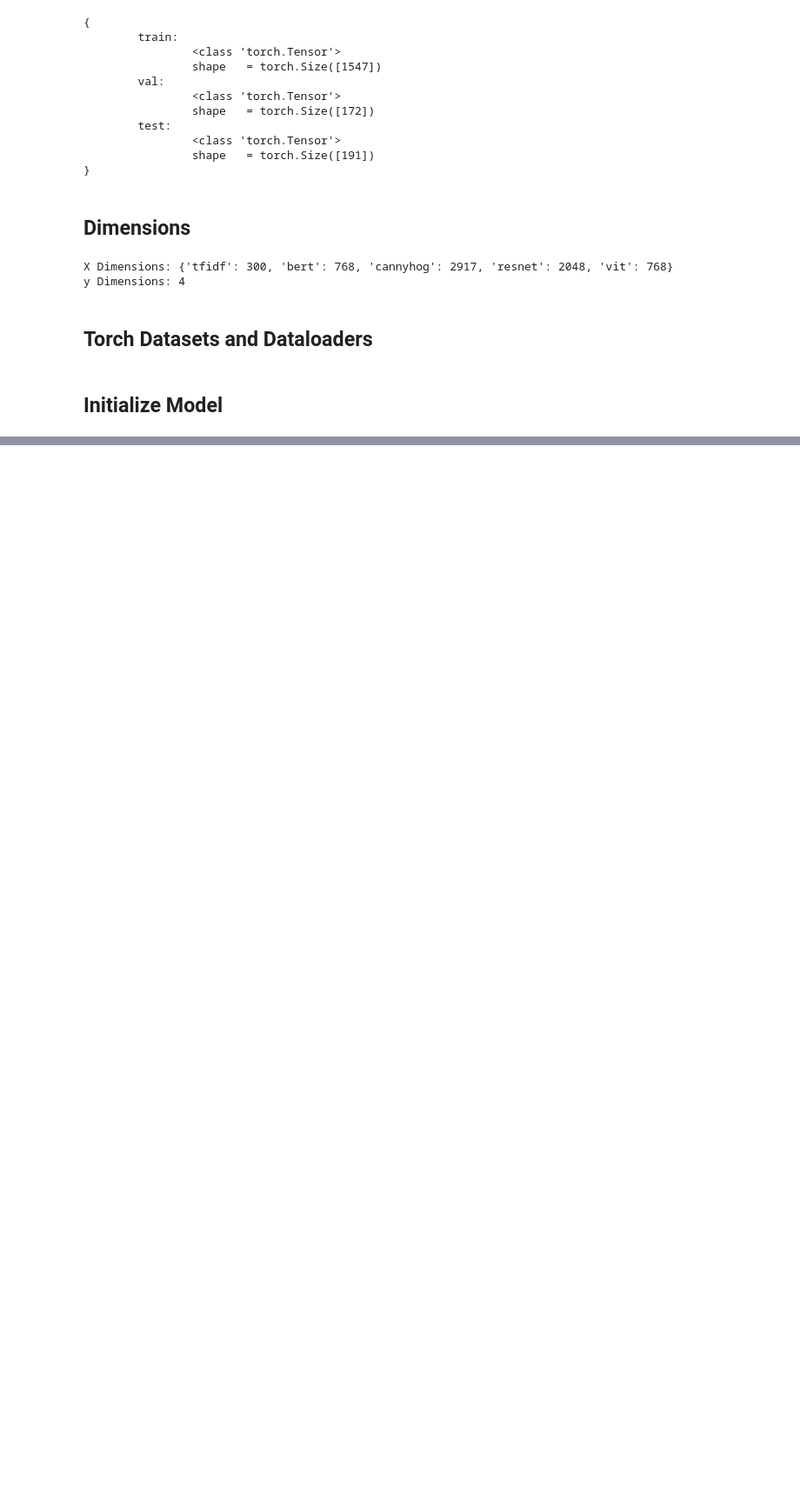
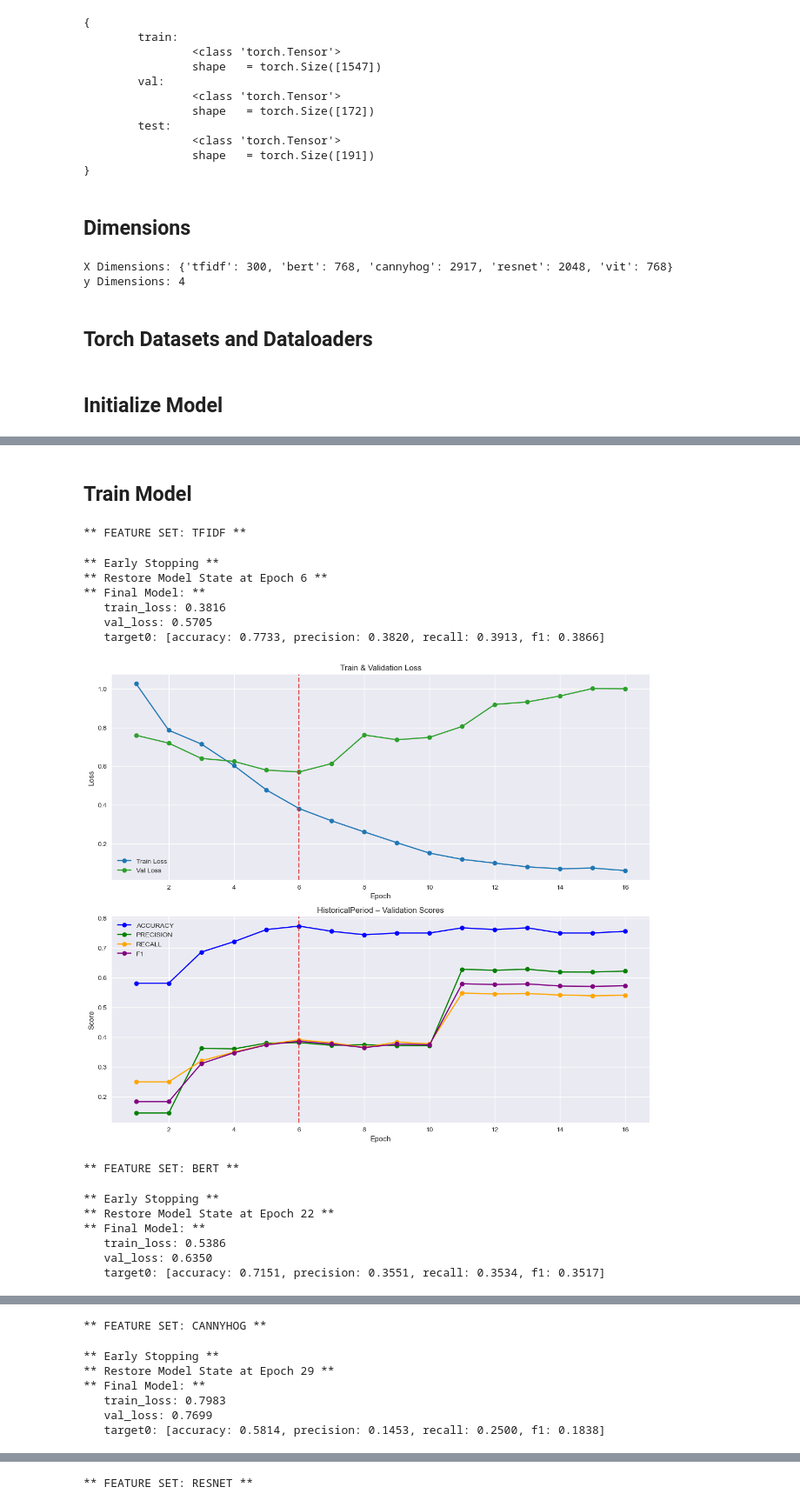
Before and after one commit to dimitris-kr/AgoraPottery, a Jupyter notebook: 02_chronology_prediction/NN/classification.ipynb, the cells around one changed output, grey strips where cells are left out. Shown at 87% size. Saved outputs shown, nothing was run; the diff lists cells and outputs as text; code cells hidden in the pictures; blank space fills up the shorter version.

Commit message:
finished training loop for both regression and classification

```diff
--- a/02_chronology_prediction/NN/classification.ipynb
+++ b/02_chronology_prediction/NN/classification.ipynb
@@ -14,0 +16,2 @@ device = torch.device("cuda" if torch.cuda.is_available() else "cpu")
+# %%
+device = get_device()
@@ -140,17 +148,17 @@ y Dimensions: 4
 ## Torch Datasets and Dataloaders
 # %%
 datasets = create_pottery_datasets(X, y)
-loaders = create_pottery_dataloaders(datasets)
+loaders = create_pottery_dataloaders(datasets, batch_size=64)
 # %% [markdown]
 ## Initialize Model
 # %%
 hidden_size = 512
 # %%
 models = {
-             ft: PotteryChronologyPredictor([X_dim[ft]], y_dim, hidden_size)
+             ft: PotteryChronologyPredictor([X_dim[ft]], y_dim, hidden_size, device, chronology_target="periods")
              for ft in feature_types
          } | {
-             ft_txt + " + " + ft_img: PotteryChronologyPredictor([X_dim[ft_txt], X_dim[ft_img]], y_dim, hidden_size)
+             ft_txt + " + " + ft_img: PotteryChronologyPredictor([X_dim[ft_txt], X_dim[ft_img]], y_dim, hidden_size, device, chronology_target="periods")
              for ft_txt, ft_img in feature_type_combos
          }
 # %%
@@ -175,3 +183,30 @@ Forward/backward pass size (MB): 0.02
 Params size (MB): 5.91
 Estimated Total Size (MB): 5.93
 ============================================================================================================================================
+# %% [markdown]
+## Train Model
+# %%
+criterion = nn.CrossEntropyLoss()
+metrics = {m: metrics_c[m] for m in metrics_c.keys()}
+# %%
+for ft, model in models.items():
+    # if ft != "bert": continue
+    print(f"\n\n** FEATURE SET: {ft.upper()} **")
+    models[ft], history = train(model, loaders["train"][ft], loaders["val"][ft], criterion, metrics, patience=10)
+    plot_history(history, [target])
+# %% [output]
+** FEATURE SET: TFIDF **
+** Early Stopping **
+** Restore Model State at Epoch 6 **
+** Final Model: **
+   train_loss: 0.3816
+   val_loss: 0.5705
+   target0: [accuracy: 0.7733, precision: 0.3820, recall: 0.3913, f1: 0.3866]
+[figure, added]
+** FEATURE SET: BERT **
+** Early Stopping **
+** Restore Model State at Epoch 22 **
+** Final Model: **
+   train_loss: 0.5386
+   val_loss: 0.6350
+   target0: [accuracy: 0.7151, precision: 0.3551, recall: 0.3534, f1: 0.3517]
@@ -177,0 +214,7 @@ Estimated Total Size (MB): 5.93
+** FEATURE SET: CANNYHOG **
+** Early Stopping **
+** Restore Model State at Epoch 29 **
+** Final Model: **
+   train_loss: 0.7983
+   val_loss: 0.7699
+   target0: [accuracy: 0.5814, precision: 0.1453, recall: 0.2500, f1: 0.1838]
@@ -177,0 +222 @@ Estimated Total Size (MB): 5.93
+** FEATURE SET: RESNET **
```
Also changed, not shown: parts of 6 cells of this notebook, 4 other files.
